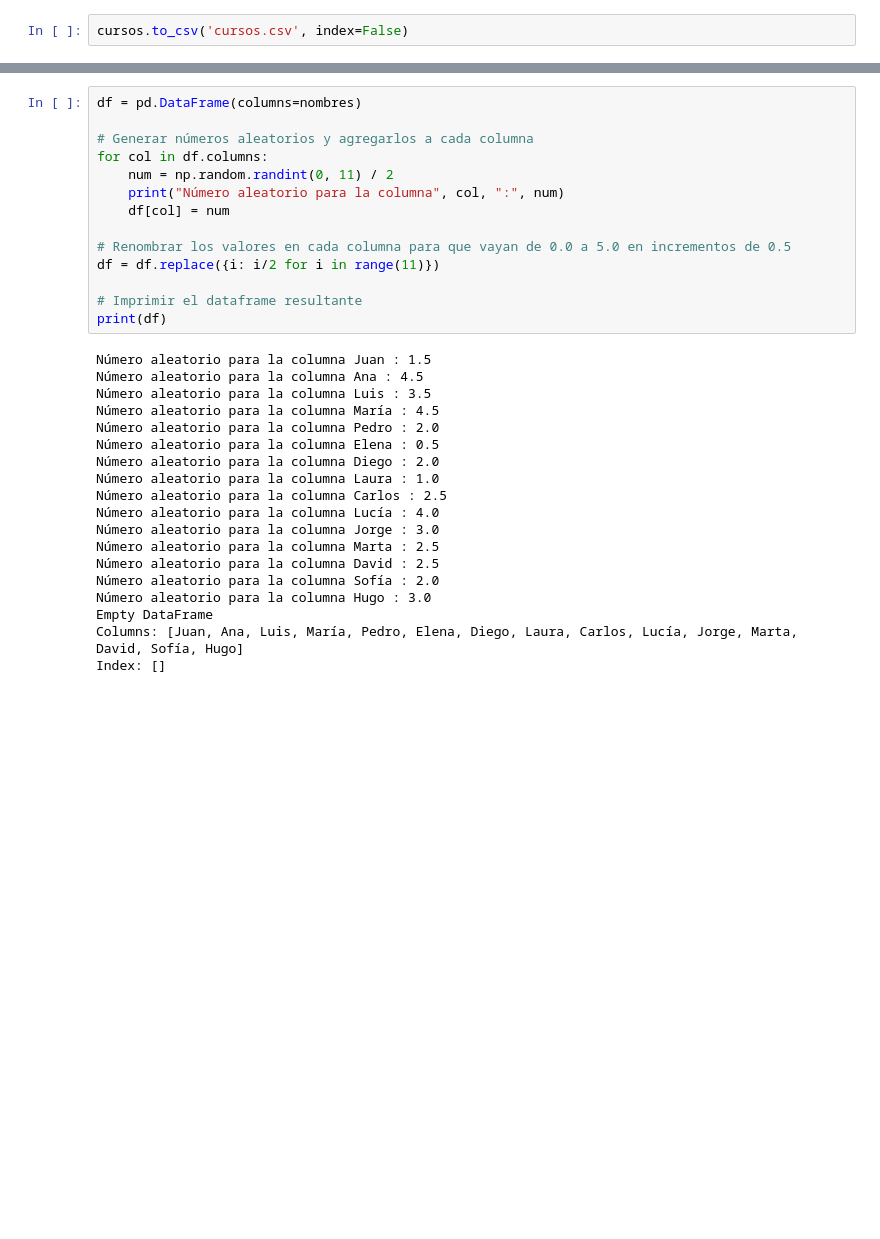
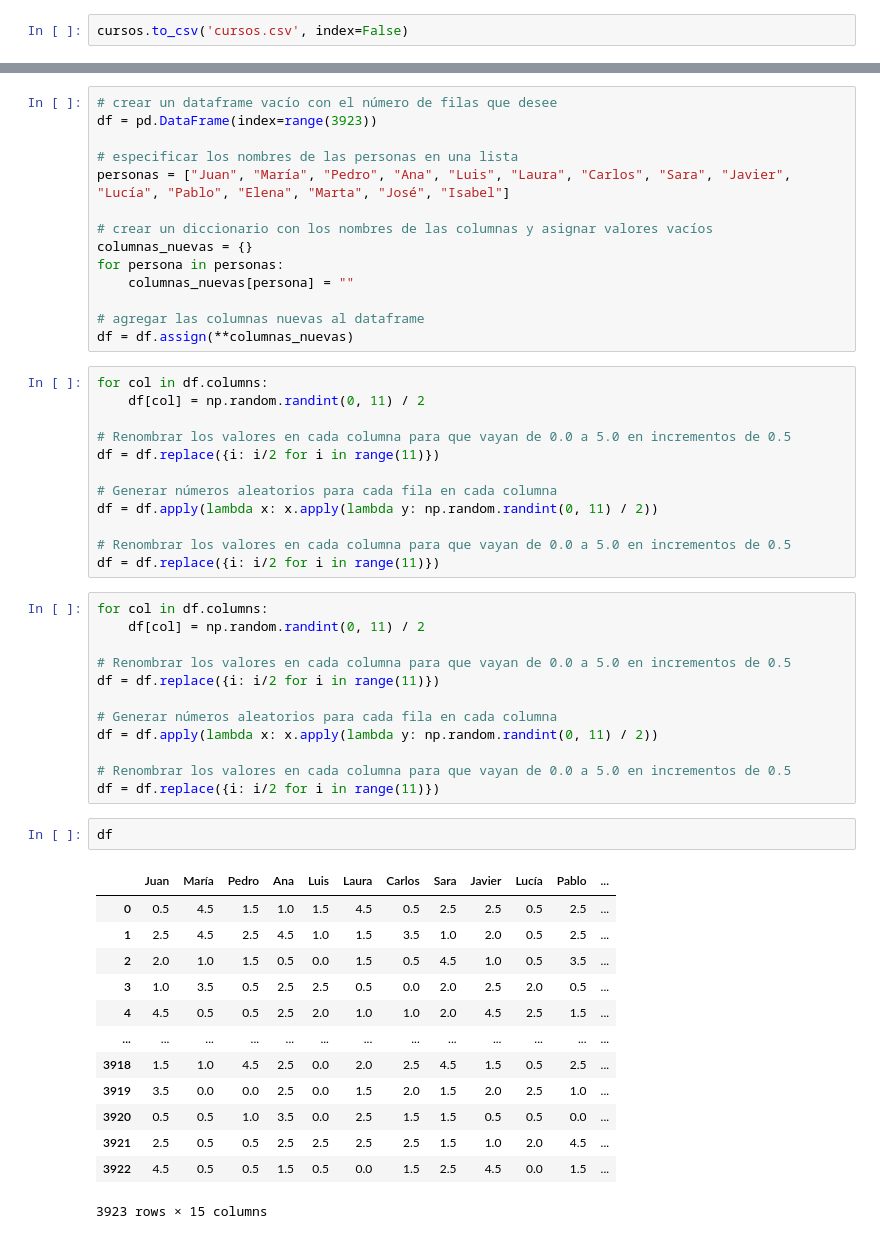
Before and after one commit to Patacabra/Final-Project, a Jupyter notebook: Proyecto Final/Data/CleanData/Untitled-1.ipynb, the cells around one changed output, grey strips where cells are left out. Saved outputs shown, nothing was run; the diff lists cells and outputs as text; blank space fills up the shorter version.

```diff
--- a/Proyecto Final/Data/CleanData/Untitled-1.ipynb
+++ b/Proyecto Final/Data/CleanData/Untitled-1.ipynb
@@ -121,34 +114,55 @@ for col in df.columns:
+# %%
+# crear un dataframe vacío con el número de filas que desee
+df = pd.DataFrame(index=range(3923))
+
+# especificar los nombres de las personas en una lista
+personas = ["Juan", "María", "Pedro", "Ana", "Luis", "Laura", "Carlos", "Sara", "Javier", "Lucía", "Pablo", "Elena", "Marta", "José", "Isabel"]
+
+# crear un diccionario con los nombres de las columnas y asignar valores vacíos
+columnas_nuevas = {}
+for persona in personas:
+    columnas_nuevas[persona] = ""
+
+# agregar las columnas nuevas al dataframe
+df = df.assign(**columnas_nuevas)
 # %%
-df = pd.DataFrame(columns=nombres)
-
-# Generar números aleatorios y agregarlos a cada columna
 for col in df.columns:
-    num = np.random.randint(0, 11) / 2
-    print("Número aleatorio para la columna", col, ":", num)
-    df[col] = num
+    df[col] = np.random.randint(0, 11) / 2
 
 # Renombrar los valores en cada columna para que vayan de 0.0 a 5.0 en incrementos de 0.5
 df = df.replace({i: i/2 for i in range(11)})
 
-# Imprimir el dataframe resultante
-print(df)
+# Generar números aleatorios para cada fila en cada columna
+df = df.apply(lambda x: x.apply(lambda y: np.random.randint(0, 11) / 2))
+
+# Renombrar los valores en cada columna para que vayan de 0.0 a 5.0 en incrementos de 0.5
+df = df.replace({i: i/2 for i in range(11)})
-# %% [output]
-Número aleatorio para la columna Juan : 1.5
-Número aleatorio para la columna Ana : 4.5
-Número aleatorio para la columna Luis : 3.5
-Número aleatorio para la columna María : 4.5
-Número aleatorio para la columna Pedro : 2.0
-Número aleatorio para la columna Elena : 0.5
-Número aleatorio para la columna Diego : 2.0
-Número aleatorio para la columna Laura : 1.0
-Número aleatorio para la columna Carlos : 2.5
-Número aleatorio para la columna Lucía : 4.0
-Número aleatorio para la columna Jorge : 3.0
-Número aleatorio para la columna Marta : 2.5
-Número aleatorio para la columna David : 2.5
-Número aleatorio para la columna Sofía : 2.0
-Número aleatorio para la columna Hugo : 3.0
-Empty DataFrame
-Columns: [Juan, Ana, Luis, María, Pedro, Elena, Diego, Laura, Carlos, Lucía, Jorge, Marta, David, Sofía, Hugo]
-Index: []
+# %%
+for col in df.columns:
+    df[col] = np.random.randint(0, 11) / 2
+
+# Renombrar los valores en cada columna para que vayan de 0.0 a 5.0 en incrementos de 0.5
+df = df.replace({i: i/2 for i in range(11)})
+
+# Generar números aleatorios para cada fila en cada columna
+df = df.apply(lambda x: x.apply(lambda y: np.random.randint(0, 11) / 2))
+
+# Renombrar los valores en cada columna para que vayan de 0.0 a 5.0 en incrementos de 0.5
+df = df.replace({i: i/2 for i in range(11)})
+# %%
+df
+# %% [output]
+|  | Juan | María | Pedro | Ana | Luis | Laura | Carlos | Sara | Javier | Lucía | Pablo | ... |
+| 0 | 0.5 | 4.5 | 1.5 | 1.0 | 1.5 | 4.5 | 0.5 | 2.5 | 2.5 | 0.5 | 2.5 | ... |
+| 1 | 2.5 | 4.5 | 2.5 | 4.5 | 1.0 | 1.5 | 3.5 | 1.0 | 2.0 | 0.5 | 2.5 | ... |
+| 2 | 2.0 | 1.0 | 1.5 | 0.5 | 0.0 | 1.5 | 0.5 | 4.5 | 1.0 | 0.5 | 3.5 | ... |
+| 3 | 1.0 | 3.5 | 0.5 | 2.5 | 2.5 | 0.5 | 0.0 | 2.0 | 2.5 | 2.0 | 0.5 | ... |
+| 4 | 4.5 | 0.5 | 0.5 | 2.5 | 2.0 | 1.0 | 1.0 | 2.0 | 4.5 | 2.5 | 1.5 | ... |
+| ... | ... | ... | ... | ... | ... | ... | ... | ... | ... | ... | ... | ... |
+| 3918 | 1.5 | 1.0 | 4.5 | 2.5 | 0.0 | 2.0 | 2.5 | 4.5 | 1.5 | 0.5 | 2.5 | ... |
+| 3919 | 3.5 | 0.0 | 0.0 | 2.5 | 0.0 | 1.5 | 2.0 | 1.5 | 2.0 | 2.5 | 1.0 | ... |
+| 3920 | 0.5 | 0.5 | 1.0 | 3.5 | 0.0 | 2.5 | 1.5 | 1.5 | 0.5 | 0.5 | 0.0 | ... |
+| 3921 | 2.5 | 0.5 | 0.5 | 2.5 | 2.5 | 2.5 | 2.5 | 1.5 | 1.0 | 2.0 | 4.5 | ... |
+| 3922 | 4.5 | 0.5 | 0.5 | 1.5 | 0.5 | 0.0 | 1.5 | 2.5 | 4.5 | 0.0 | 1.5 | ... |
+3923 rows × 15 columns
 # %%
```
Also changed, not shown: parts of 5 cells of this notebook, 1 other file.
